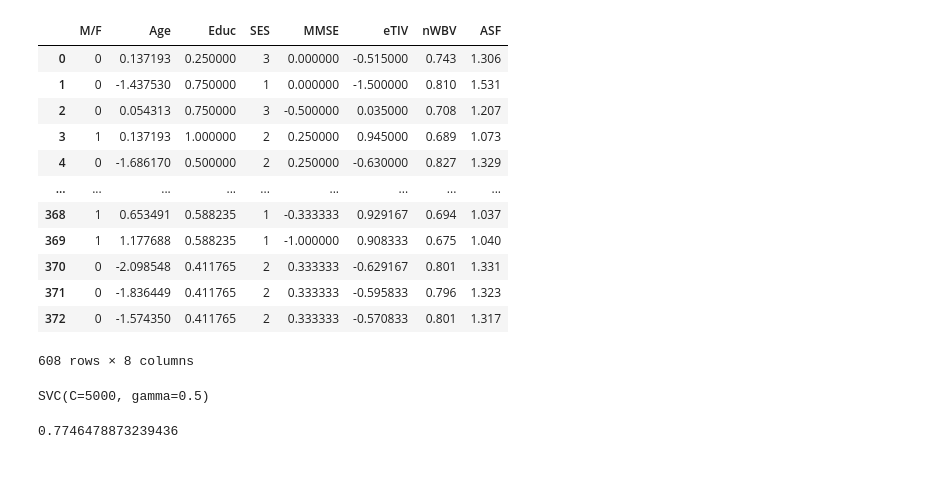
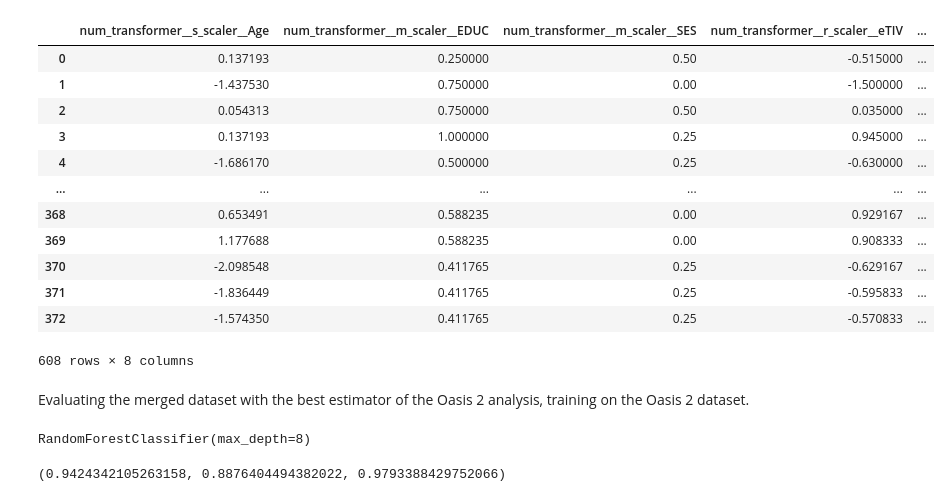
Before and after one commit to mkvph0ch/memobrain, a Jupyter notebook: notebooks/oasis_12.ipynb, the cells around one changed output. Cells and saved outputs as stored; diff of their text form; code cells hidden in the pictures; blank space fills up the shorter version.

Commit message:
Merged dataset analysis

```diff
--- a/notebooks/oasis_12.ipynb
+++ b/notebooks/oasis_12.ipynb
@@ -56,19 +65,19 @@ oasis12
 608 rows × 9 columns
 # %%
-X=oasis12.drop(columns=['CDR'])
-y=oasis12['CDR']
-X
+X12=oasis12.drop(columns=['CDR'])
+y12=oasis12['CDR']
+X12
 # %% [output]
-|  | M/F | Age | Educ | SES | MMSE | eTIV | nWBV | ASF |
-| 0 | 0 | 0.137193 | 0.250000 | 3 | 0.000000 | -0.515000 | 0.743 | 1.306 |
-| 1 | 0 | -1.437530 | 0.750000 | 1 | 0.000000 | -1.500000 | 0.810 | 1.531 |
-| 2 | 0 | 0.054313 | 0.750000 | 3 | -0.500000 | 0.035000 | 0.708 | 1.207 |
-| 3 | 1 | 0.137193 | 1.000000 | 2 | 0.250000 | 0.945000 | 0.689 | 1.073 |
-| 4 | 0 | -1.686170 | 0.500000 | 2 | 0.250000 | -0.630000 | 0.827 | 1.329 |
-| ... | ... | ... | ... | ... | ... | ... | ... | ... |
-| 368 | 1 | 0.653491 | 0.588235 | 1 | -0.333333 | 0.929167 | 0.694 | 1.037 |
-| 369 | 1 | 1.177688 | 0.588235 | 1 | -1.000000 | 0.908333 | 0.675 | 1.040 |
-| 370 | 0 | -2.098548 | 0.411765 | 2 | 0.333333 | -0.629167 | 0.801 | 1.331 |
-| 371 | 0 | -1.836449 | 0.411765 | 2 | 0.333333 | -0.595833 | 0.796 | 1.323 |
-| 372 | 0 | -1.574350 | 0.411765 | 2 | 0.333333 | -0.570833 | 0.801 | 1.317 |
+|  | num_transformer__s_scaler__Age | num_transformer__m_scaler__EDUC | num_transformer__m_scaler__SES | num_transformer__r_scaler__eTIV | ... |
+| 0 | 0.137193 | 0.250000 | 0.50 | -0.515000 | ... |
+| 1 | -1.437530 | 0.750000 | 0.00 | -1.500000 | ... |
+| 2 | 0.054313 | 0.750000 | 0.50 | 0.035000 | ... |
+| 3 | 0.137193 | 1.000000 | 0.25 | 0.945000 | ... |
+| 4 | -1.686170 | 0.500000 | 0.25 | -0.630000 | ... |
+| ... | ... | ... | ... | ... | ... |
+| 368 | 0.653491 | 0.588235 | 0.00 | 0.929167 | ... |
+| 369 | 1.177688 | 0.588235 | 0.00 | 0.908333 | ... |
+| 370 | -2.098548 | 0.411765 | 0.25 | -0.629167 | ... |
+| 371 | -1.836449 | 0.411765 | 0.25 | -0.595833 | ... |
+| 372 | -1.574350 | 0.411765 | 0.25 | -0.570833 | ... |
 608 rows × 8 columns
@@ -79,7 +84,8 @@ X_train, X_test, y_train, y_test = train_test_split(X, y, test_size=0.25, random
+# %% [markdown]
+Evaluating the merged dataset with the best estimator of the Oasis 2 analysis, training on the Oasis 2 dataset.
 # %%
-from sklearn.svm import SVC
-best_model = SVC(kernel="rbf", C= 5000, gamma=0.5)
-best_model.fit(X_train, y_train)
+best_model_oasis2 = RandomForestClassifier(n_estimators= 100, max_features= 'auto', max_depth= 8, criterion= 'gini')
+best_model_oasis2.fit(X2, y2)
 # %% [output]
-SVC(C=5000, gamma=0.5)
+RandomForestClassifier(max_depth=8)
 # %%
@@ -87,5 +93,4 @@ y_pred = best_model.predict(X_test)
 # %%
-from sklearn.metrics import recall_score
-recall_score(y_test, y_pred)
+accuracy_score(y12, y_pred_oasis2), recall_score(y12, y_pred_oasis2), precision_score(y12, y_pred_oasis2)
 # %% [output]
-0.7746478873239436
+(0.9424342105263158, 0.8876404494382022, 0.9793388429752066)
```
Also changed, not shown: parts of 15 cells of this notebook.
